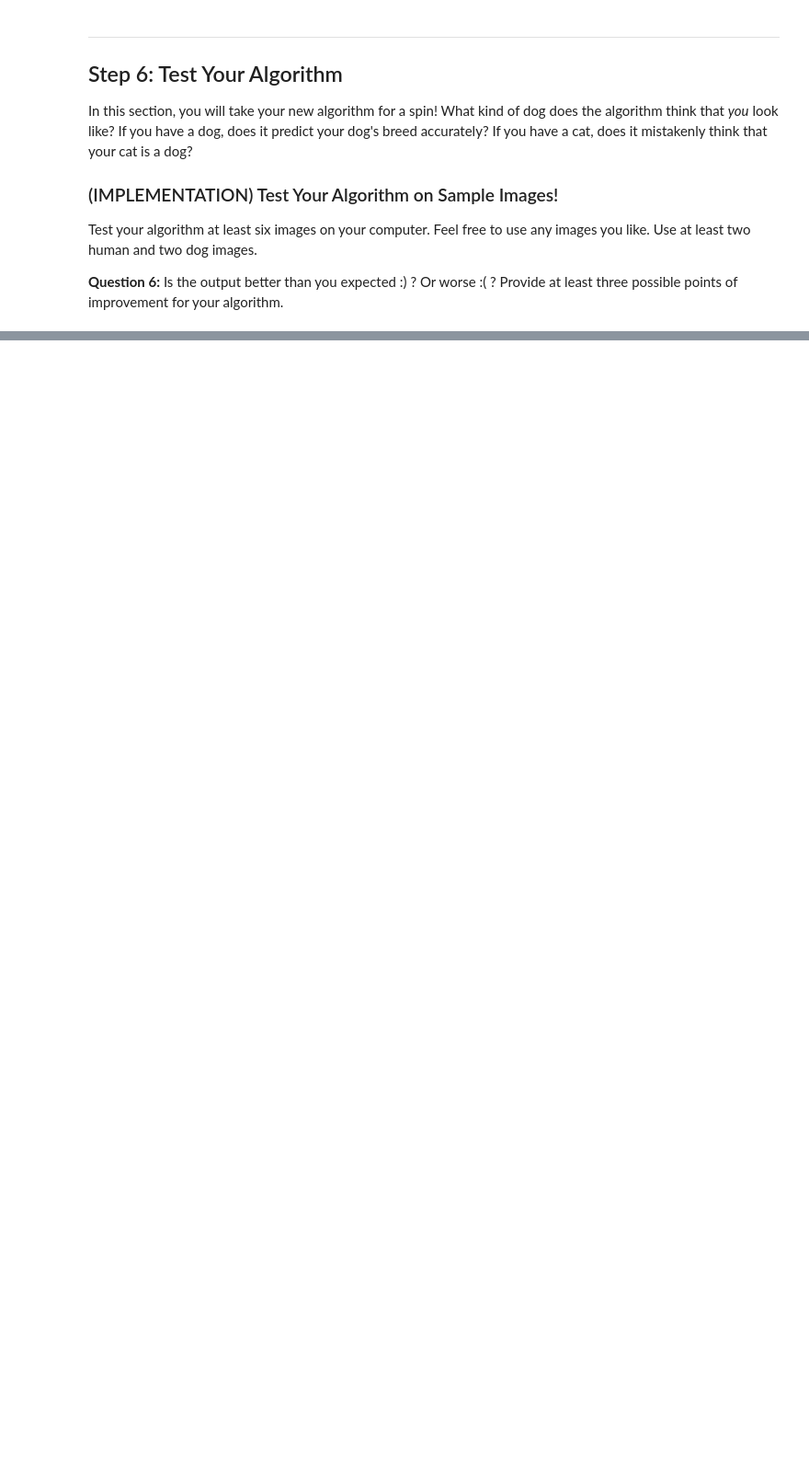
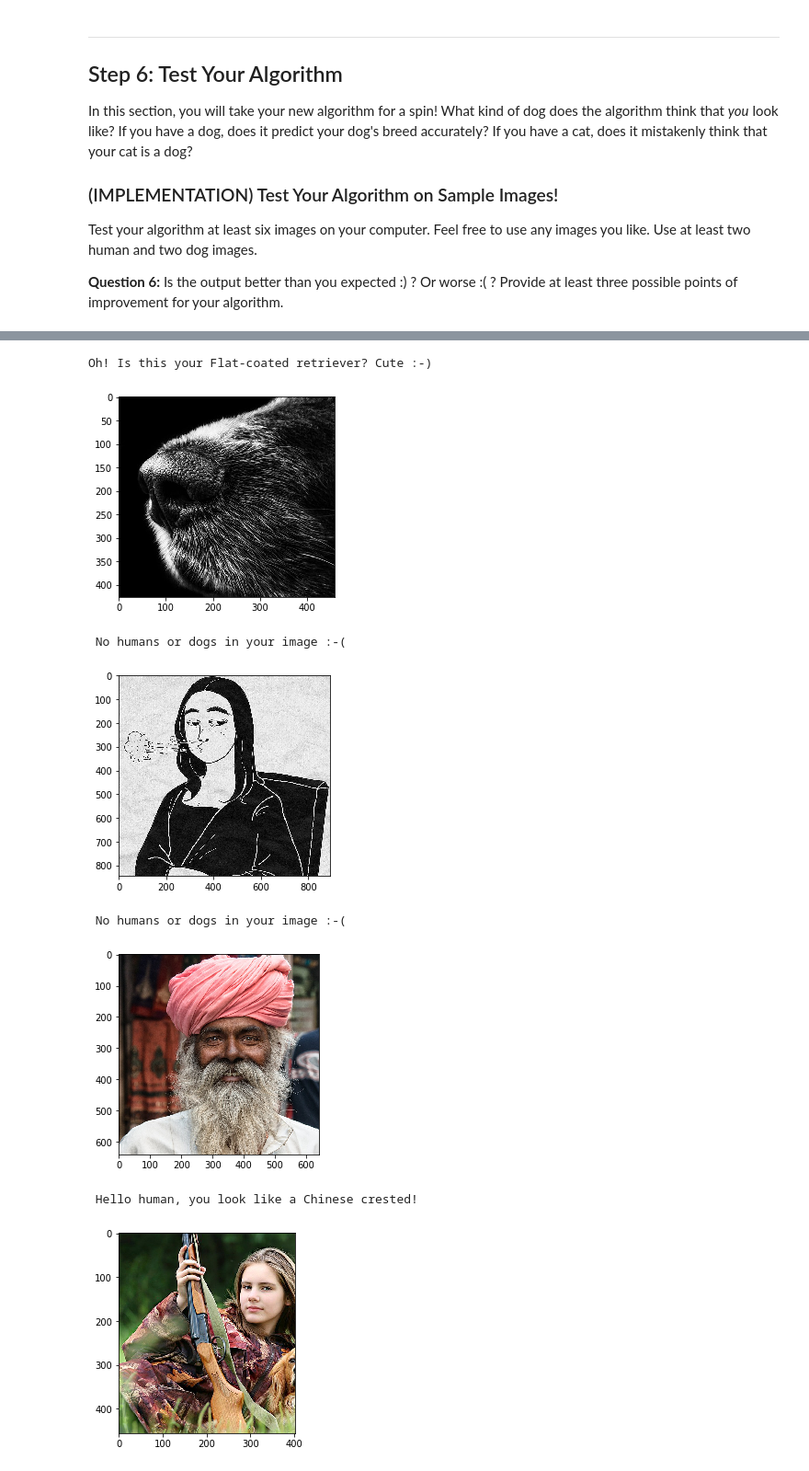
Before and after one commit to researcholczak/udl-dog-breed-classifier, a Jupyter notebook: project-dog-classification/dog_app.ipynb, the cells around one changed output, grey strips where cells are left out. Shown at 92% size. Saved outputs shown, nothing was run; the diff lists cells and outputs as text; code cells hidden in the pictures; blank space fills up the shorter version.

Commit message:
feat: Upload final dog_app version
Uploads the final notebook, adds desktop test images
with source information. Adds Jupyter run as exported
html file. Updates README.

```diff
--- a/project-dog-classification/dog_app.ipynb
+++ b/project-dog-classification/dog_app.ipynb
@@ -377,16 +377,14 @@ train_transforms = transforms.Compose([
     transforms.RandomRotation(20),
     transforms.RandomResizedCrop(224),
     transforms.ToTensor(),
-    #transforms.Normalize((0.485, 0.456, 0.406), (0.229, 0.224, 0.225))
-    transforms.Normalize(torch.tensor([ 0.4870,  0.4665,  0.3972]), torch.tensor([ 0.2239,  0.2193,  0.2187]))
+    transforms.Normalize((0.485, 0.456, 0.406), (0.229, 0.224, 0.225))
 ])
 # Same transform for test and validation sets
 test_transforms = transforms.Compose([
     transforms.Resize(256),
     transforms.CenterCrop(224),
     transforms.ToTensor(),
-    #transforms.Normalize((0.485, 0.456, 0.406), (0.229, 0.224, 0.225))
-    transforms.Normalize(torch.tensor([ 0.4870,  0.4665,  0.3972]), torch.tensor([ 0.2239,  0.2193,  0.2187]))
+    transforms.Normalize((0.485, 0.456, 0.406), (0.229, 0.224, 0.225))
 ])
 
 # Data location>
@@ -398,7 +396,7 @@ valid_dir = os.path.join(data_dir,"valid/")
 test_dir = os.path.join(data_dir,"test/")
 
 # Load and transform data
-train_data = datasets.ImageFolder(train_dir, transform=train_transforms)# + datasets.ImageFolder(train_dir, transform=train_transforms) + datasets.ImageFolder(train_dir, transform=train_transforms) # Increase sample threefold
+train_data = datasets.ImageFolder(train_dir, transform=train_transforms)
 valid_data = datasets.ImageFolder(valid_dir, transform=test_transforms)
 test_data = datasets.ImageFolder(test_dir, transform=test_transforms)
 
@@ -621,7 +617,7 @@ def train(n_epochs, loaders, model, optimizer, criterion=nn.CrossEntropyLoss(),
                 data, target = data.cuda(), target.cuda()
             def closure():
                 '''
-                Compute the training error and gradient as input to optimizer. Required for
+                Compute the training error and gradient inside optimizer. Required for
                 some optimizers (e.g. conjugate gradient and LBFGS).
                 '''
                 # Reset graditents for training batch
@@ -812,9 +806,9 @@ Upon importing the network I froze its parameters to prevent it from changing th
 Use the next code cell to specify a [loss function](http://pytorch.org/docs/master/nn.html#loss-functions) and [optimizer](http://pytorch.org/docs/master/optim.html).  Save the chosen loss function as `criterion_transfer`, and the optimizer as `optimizer_transfer` below.
 # %%
 criterion_transfer = nn.CrossEntropyLoss()
-# Train the fc parameters, other parameters are frozen
+# Only train the fc parameters, other parameters are frozen
 optimizer_transfer = optim.Adam(model_transfer.fc.parameters(), lr=lr)
-lr_scheduler_transfer = None #optim.lr_scheduler.ReduceLROnPlateau(optimizer_transfer, 'min', verbose=True)
+# Less epochs since pretrained on dogs
 n_epochs = 10
 # %% [markdown]
 ### (IMPLEMENTATION) Train and Validate the Model
@@ -1019,8 +967,0 @@ __Answer:__ Model can be improved with longer training, but would then benefit f
-# %%
-## TODO: Execute your algorithm from Step 6 on
-## at least 6 images on your computer.
-## Feel free to use as many code cells as needed.
-
-## suggested code, below
-for file in np.hstack((human_files[:3], dog_files[:3])):
-    run_app(file)
@@ -1026,0 +980,15 @@ for file in np.hstack((human_files[:3], dog_files[:3])):
+# %%
+# Load optional images
+myImages = np.array(glob("myImages/*"))
+# User app
+for file in np.hstack(myImages):
+    run_app(file)
+# %% [output]
+Oh! Is this your Flat-coated retriever? Cute :-)
+[figure, added]
+ No humans or dogs in your image :-(
+[figure, added]
+ No humans or dogs in your image :-(
+[figure, added]
+ Hello human, you look like a Chinese crested!
+[figure, added]
```
Also changed, not shown: parts of 15 cells of this notebook, 10 other files.
